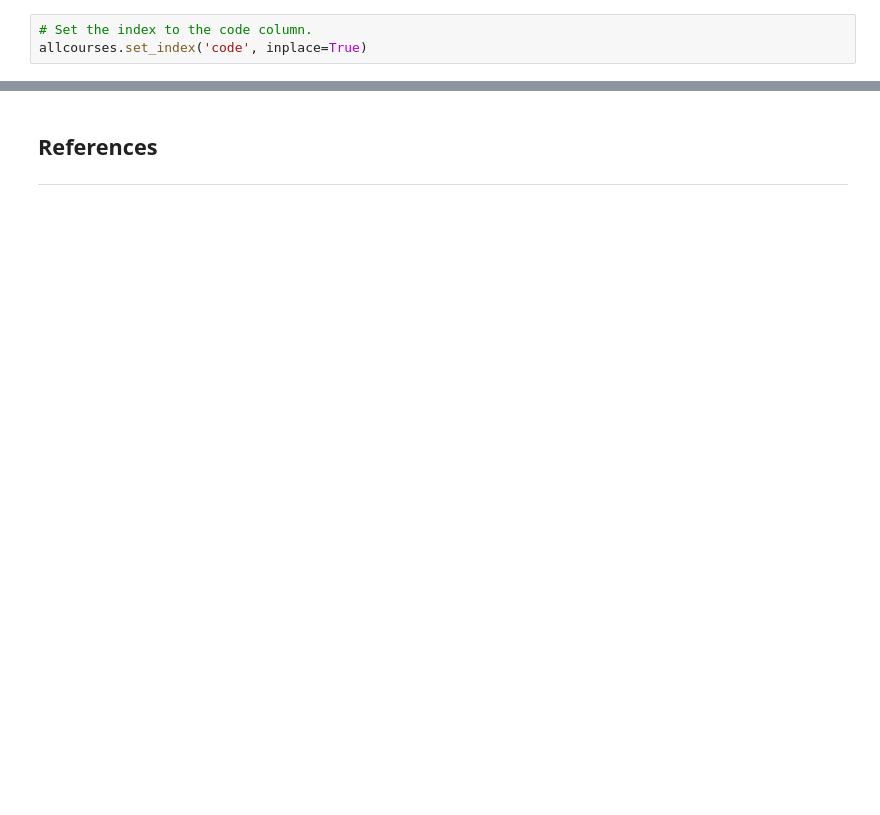
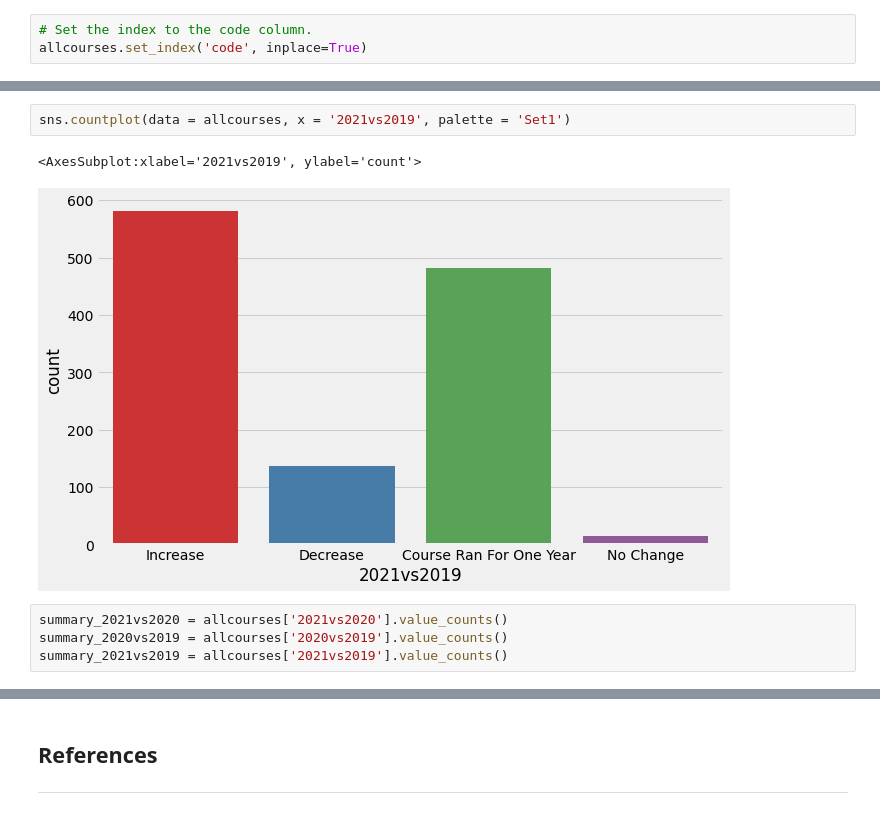
Before and after one commit to Cormac88/Fundamentals-of-Data-Analysis, a Jupyter notebook: cao.ipynb, the cells around one changed output, grey strips where cells are left out. Saved outputs shown, nothing was run; the diff lists cells and outputs as text; blank space fills up the shorter version.

```diff
--- a/cao.ipynb
+++ b/cao.ipynb
@@ -616,0 +1235,9 @@ allcourses.sort_values('code')
+# %%
+sns.countplot(data = allcourses, x = '2021vs2019', palette = 'Set1')
+# %% [output]
+<AxesSubplot:xlabel='2021vs2019', ylabel='count'>
+[figure, added]
+# %%
+summary_2021vs2020 = allcourses['2021vs2020'].value_counts()
+summary_2020vs2019 = allcourses['2020vs2019'].value_counts()
+summary_2021vs2019 = allcourses['2021vs2019'].value_counts()
```
Also changed, not shown: parts of 59 cells of this notebook, 35 other files.
